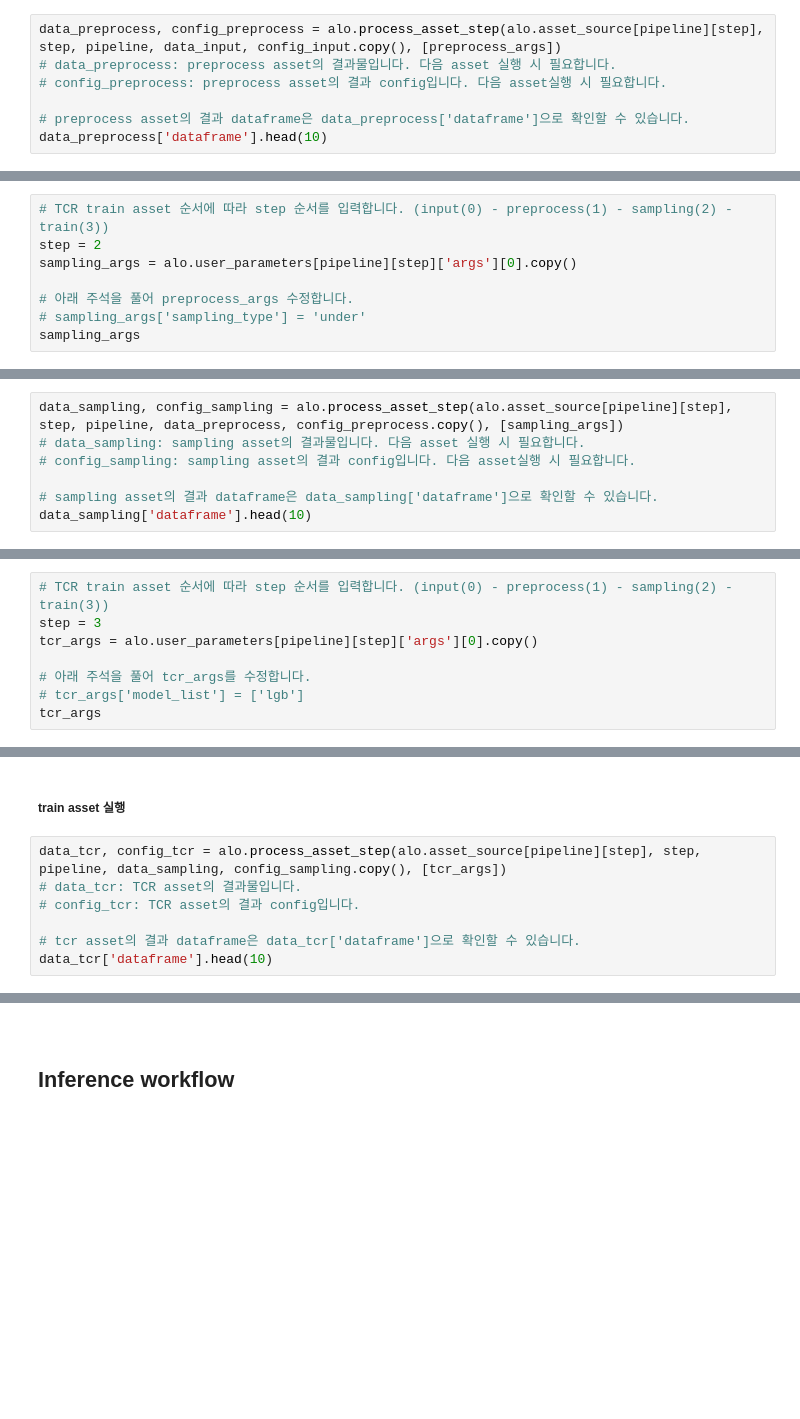
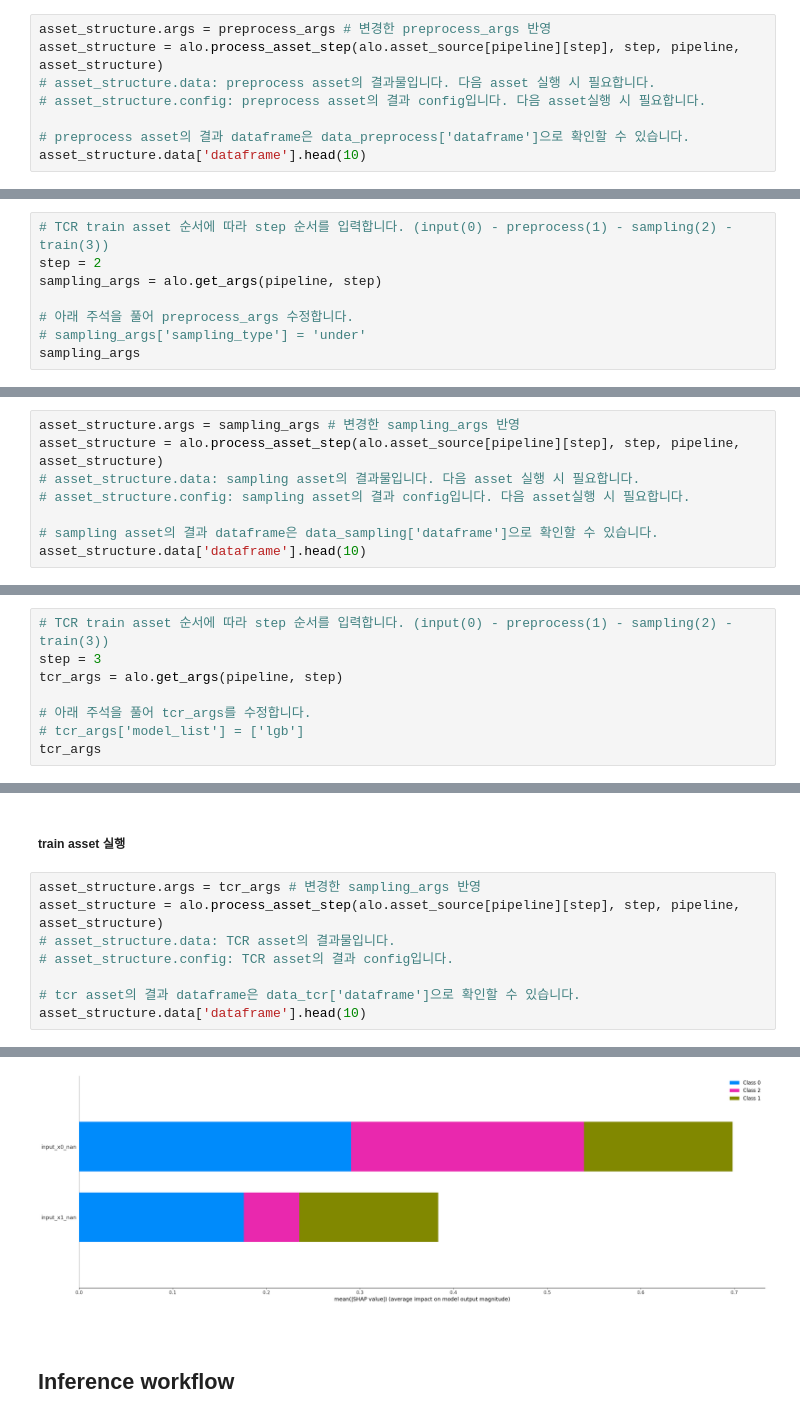
Before and after one commit to mellerikat-aicontents/Tabular-Classification-Regression, a Jupyter notebook: TCR_asset_run_template.ipynb, the cells around one changed output, grey strips where cells are left out. Drawn from its saved outputs; the diff is of its cells as text; blank space fills up the shorter version.

```diff
--- a/TCR_asset_run_template.ipynb
+++ b/TCR_asset_run_template.ipynb
@@ -55,9 +127,10 @@ preprocess_args
 # %% [markdown]
 ##### Preprocess asset 실행
 # %%
-data_preprocess, config_preprocess = alo.process_asset_step(alo.asset_source[pipeline][step], step, pipeline, data_input, config_input.copy(), [preprocess_args])
-# data_preprocess: preprocess asset의 결과물입니다. 다음 asset 실행 시 필요합니다.
-# config_preprocess: preprocess asset의 결과 config입니다. 다음 asset실행 시 필요합니다.
+asset_structure.args = preprocess_args # 변경한 preprocess_args 반영
+asset_structure = alo.process_asset_step(alo.asset_source[pipeline][step], step, pipeline, asset_structure)
+# asset_structure.data: preprocess asset의 결과물입니다. 다음 asset 실행 시 필요합니다.
+# asset_structure.config: preprocess asset의 결과 config입니다. 다음 asset실행 시 필요합니다.
 
 # preprocess asset의 결과 dataframe은 data_preprocess['dataframe']으로 확인할 수 있습니다.
-data_preprocess['dataframe'].head(10)
+asset_structure.data['dataframe'].head(10)
@@ -70,7 +172,7 @@ data_preprocess['dataframe'].head(10)
 # %%
 # TCR train asset 순서에 따라 step 순서를 입력합니다. (input(0) - preprocess(1) - sampling(2) - train(3))
 step = 2
-sampling_args = alo.user_parameters[pipeline][step]['args'][0].copy()
+sampling_args = alo.get_args(pipeline, step)
 
 # 아래 주석을 풀어 preprocess_args 수정합니다.
 # sampling_args['sampling_type'] = 'under'
@@ -78,9 +191,10 @@ sampling_args
 # %% [markdown]
 ##### Sampling asset 실행
 # %%
-data_sampling, config_sampling = alo.process_asset_step(alo.asset_source[pipeline][step], step, pipeline, data_preprocess, config_preprocess.copy(), [sampling_args])
-# data_sampling: sampling asset의 결과물입니다. 다음 asset 실행 시 필요합니다.
-# config_sampling: sampling asset의 결과 config입니다. 다음 asset실행 시 필요합니다.
+asset_structure.args = sampling_args # 변경한 sampling_args 반영
+asset_structure = alo.process_asset_step(alo.asset_source[pipeline][step], step, pipeline, asset_structure)
+# asset_structure.data: sampling asset의 결과물입니다. 다음 asset 실행 시 필요합니다.
+# asset_structure.config: sampling asset의 결과 config입니다. 다음 asset실행 시 필요합니다.
 
 # sampling asset의 결과 dataframe은 data_sampling['dataframe']으로 확인할 수 있습니다.
-data_sampling['dataframe'].head(10)
+asset_structure.data['dataframe'].head(10)
@@ -93,7 +236,7 @@ data_sampling['dataframe'].head(10)
 # %%
 # TCR train asset 순서에 따라 step 순서를 입력합니다. (input(0) - preprocess(1) - sampling(2) - train(3))
 step = 3
-tcr_args = alo.user_parameters[pipeline][step]['args'][0].copy()
+tcr_args = alo.get_args(pipeline, step)
 
 # 아래 주석을 풀어 tcr_args를 수정합니다.
 # tcr_args['model_list'] = ['lgb']
@@ -101,9 +257,11 @@ tcr_args
 # %% [markdown]
 ##### train asset 실행
 # %%
-data_tcr, config_tcr = alo.process_asset_step(alo.asset_source[pipeline][step], step, pipeline, data_sampling, config_sampling.copy(), [tcr_args])
-# data_tcr: TCR asset의 결과물입니다.
-# config_tcr: TCR asset의 결과 config입니다.
+asset_structure.args = tcr_args # 변경한 sampling_args 반영
+asset_structure = alo.process_asset_step(alo.asset_source[pipeline][step], step, pipeline, asset_structure)
+# asset_structure.data: TCR asset의 결과물입니다.
+# asset_structure.config: TCR asset의 결과 config입니다.
 
 # tcr asset의 결과 dataframe은 data_tcr['dataframe']으로 확인할 수 있습니다.
-data_tcr['dataframe'].head(10)
+asset_structure.data['dataframe'].head(10)
+# %% [output]
@@ -110,3 +346,4 @@ data_tcr['dataframe'].head(10)
+[figure, added]
 # %% [markdown]
 <br>
 
```
Also changed, not shown: parts of 19 cells of this notebook.
